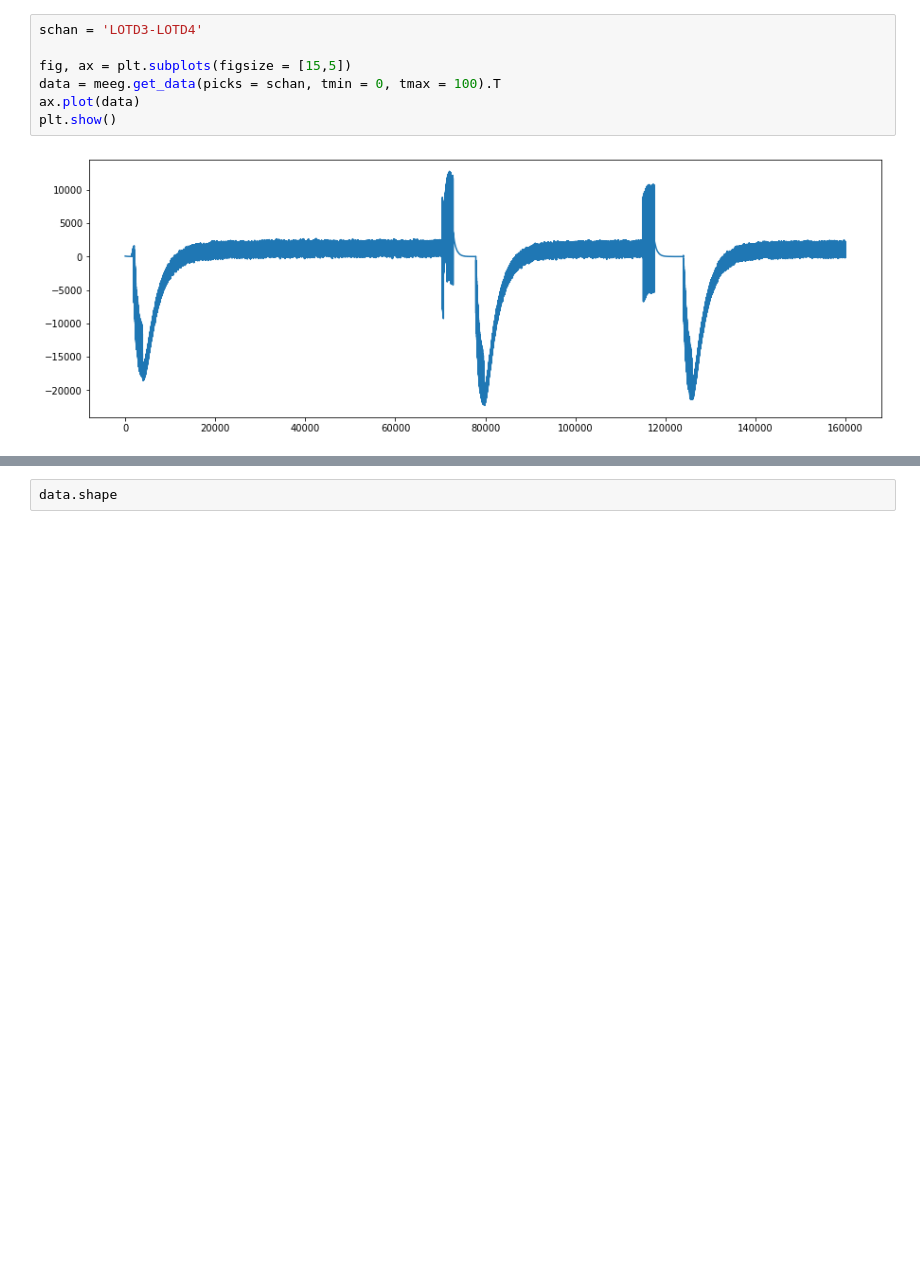
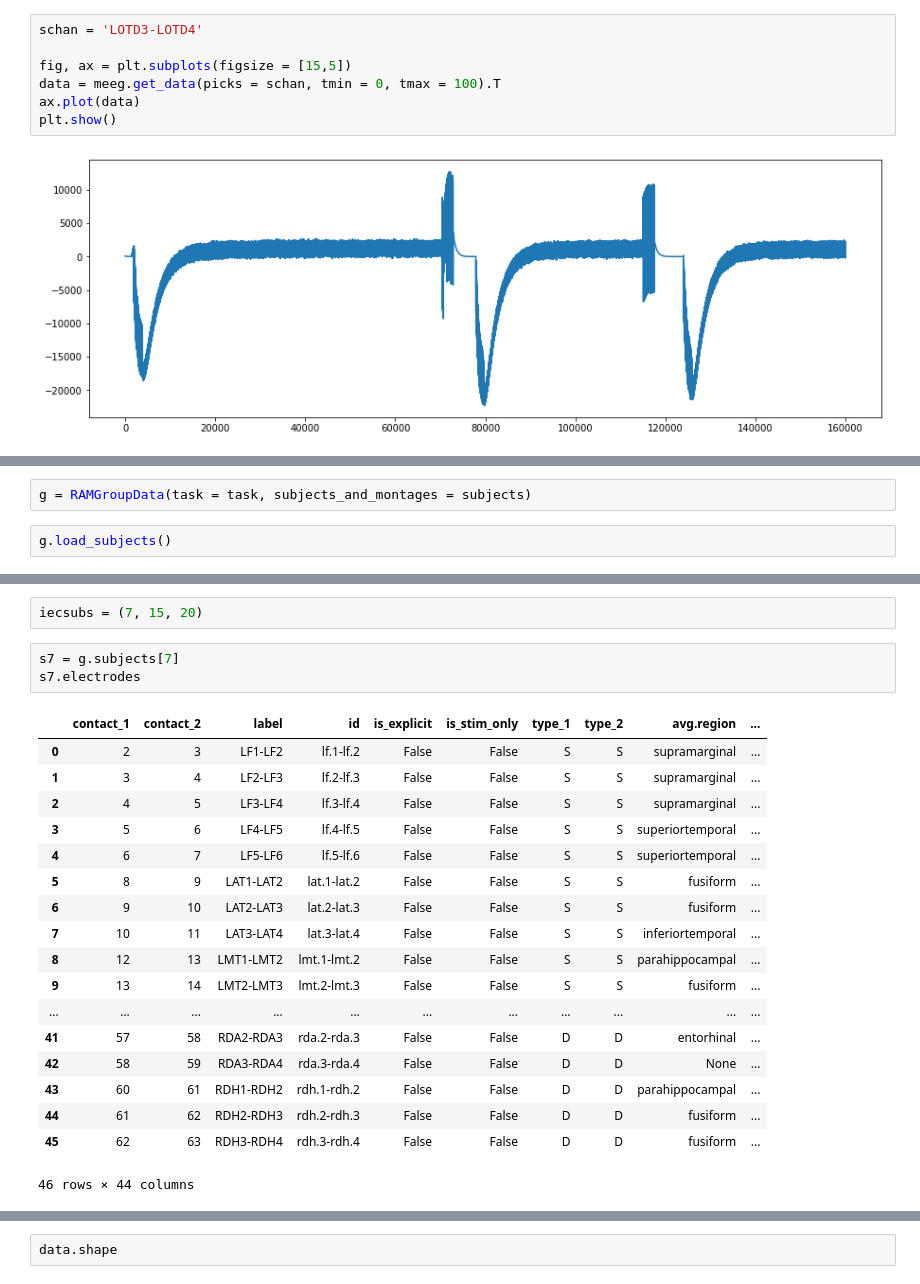
Before and after one commit to CamHolman/neuro, a Jupyter notebook: neuro/stim/testingnbs/Untitled.ipynb, the cells around one changed output, grey strips where cells are left out. Drawn from its saved outputs; the diff is of its cells as text; blank space fills up the shorter version.

```diff
--- a/neuro/stim/testingnbs/Untitled.ipynb
+++ b/neuro/stim/testingnbs/Untitled.ipynb
@@ -528,0 +590,4 @@ array([[ 75.],
+# %%
+g = RAMGroupData(task = task, subjects_and_montages = subjects)
+# %%
+g.load_subjects()
@@ -528,0 +750,24 @@ array([[ 75.],
+# %%
+iecsubs = (7, 15, 20)
+# %%
+s7 = g.subjects[7]
+s7.electrodes
+# %% [output]
+|  | contact_1 | contact_2 | label | id | is_explicit | is_stim_only | type_1 | type_2 | avg.region | ... |
+| 0 | 2 | 3 | LF1-LF2 | lf.1-lf.2 | False | False | S | S | supramarginal | ... |
+| 1 | 3 | 4 | LF2-LF3 | lf.2-lf.3 | False | False | S | S | supramarginal | ... |
+| 2 | 4 | 5 | LF3-LF4 | lf.3-lf.4 | False | False | S | S | supramarginal | ... |
+| 3 | 5 | 6 | LF4-LF5 | lf.4-lf.5 | False | False | S | S | superiortemporal | ... |
+| 4 | 6 | 7 | LF5-LF6 | lf.5-lf.6 | False | False | S | S | superiortemporal | ... |
+| 5 | 8 | 9 | LAT1-LAT2 | lat.1-lat.2 | False | False | S | S | fusiform | ... |
+| 6 | 9 | 10 | LAT2-LAT3 | lat.2-lat.3 | False | False | S | S | fusiform | ... |
+| 7 | 10 | 11 | LAT3-LAT4 | lat.3-lat.4 | False | False | S | S | inferiortemporal | ... |
+| 8 | 12 | 13 | LMT1-LMT2 | lmt.1-lmt.2 | False | False | S | S | parahippocampal | ... |
+| 9 | 13 | 14 | LMT2-LMT3 | lmt.2-lmt.3 | False | False | S | S | fusiform | ... |
+| ... | ... | ... | ... | ... | ... | ... | ... | ... | ... | ... |
+| 41 | 57 | 58 | RDA2-RDA3 | rda.2-rda.3 | False | False | D | D | entorhinal | ... |
+| 42 | 58 | 59 | RDA3-RDA4 | rda.3-rda.4 | False | False | D | D | None | ... |
+| 43 | 60 | 61 | RDH1-RDH2 | rdh.1-rdh.2 | False | False | D | D | parahippocampal | ... |
+| 44 | 61 | 62 | RDH2-RDH3 | rdh.2-rdh.3 | False | False | D | D | fusiform | ... |
+| 45 | 62 | 63 | RDH3-RDH4 | rdh.3-rdh.4 | False | False | D | D | fusiform | ... |
+46 rows × 44 columns
```
Also changed, not shown: parts of 48 cells of this notebook, 4 other files.
